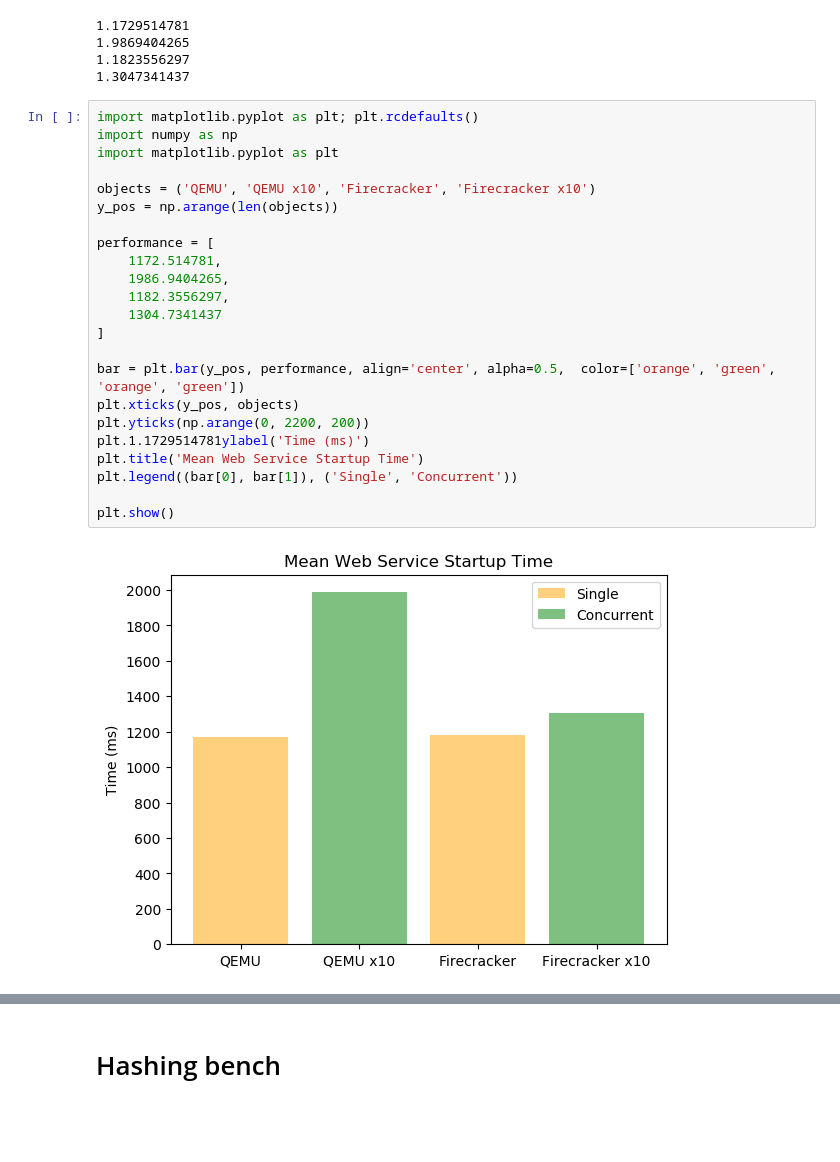
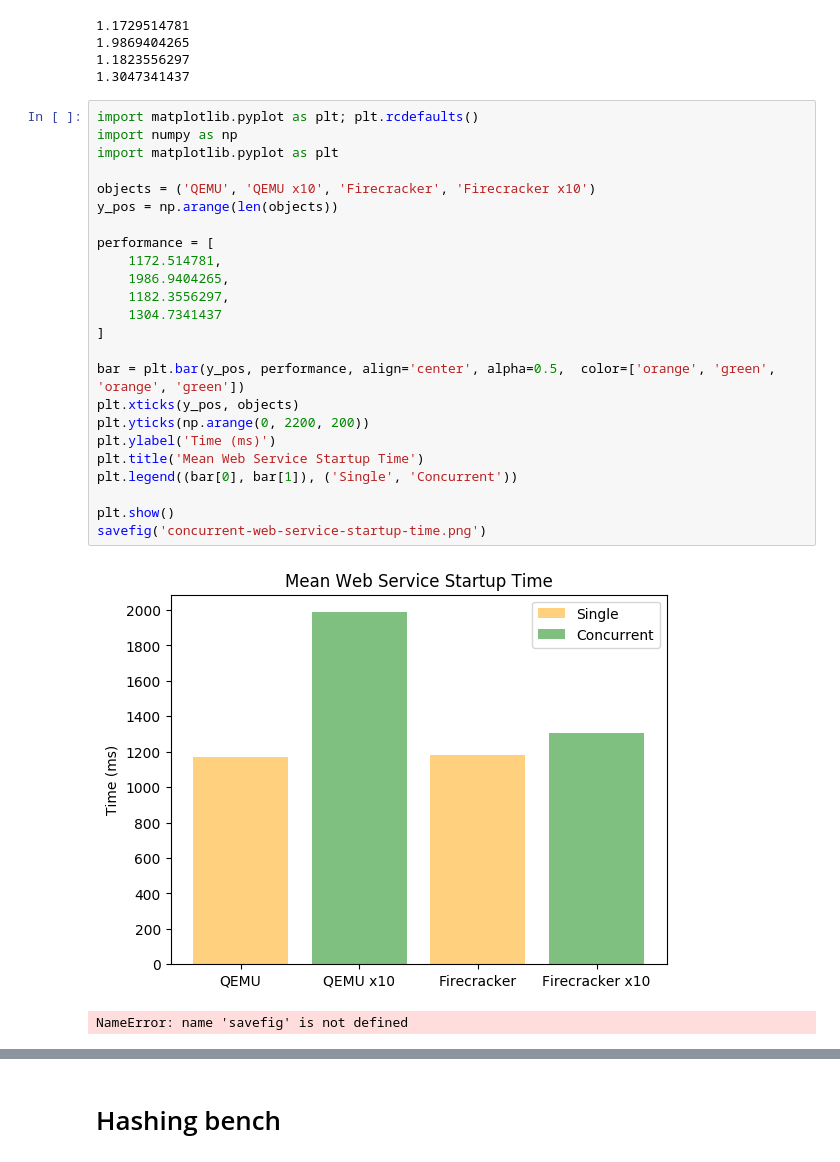
Before and after one commit to dreadl0ck/microbench, a Jupyter notebook: plots/plots.ipynb, the cells around one changed output, grey strips where cells are left out. Cells and saved outputs as stored; diff of their text form; blank space fills up the shorter version.

```diff
--- a/plots/plots.ipynb
+++ b/plots/plots.ipynb
@@ -375,28 +378,30 @@ print(stats.mean(fc_multi))
 # %%
 import matplotlib.pyplot as plt; plt.rcdefaults()
 import numpy as np
 import matplotlib.pyplot as plt
 
 objects = ('QEMU', 'QEMU x10', 'Firecracker', 'Firecracker x10')
 y_pos = np.arange(len(objects))
 
 performance = [
     1172.514781,
     1986.9404265,
     1182.3556297,
     1304.7341437
 ]
 
 bar = plt.bar(y_pos, performance, align='center', alpha=0.5,  color=['orange', 'green', 'orange', 'green'])
 plt.xticks(y_pos, objects)
 plt.yticks(np.arange(0, 2200, 200))
-plt.1.1729514781ylabel('Time (ms)')
+plt.ylabel('Time (ms)')
 plt.title('Mean Web Service Startup Time')
 plt.legend((bar[0], bar[1]), ('Single', 'Concurrent'))
 
 plt.show()
+savefig('concurrent-web-service-startup-time.png')
 # %% [output]
-[figure, old version]
+[figure, new version]
+NameError: name 'savefig' is not defined
 # %%
 import matplotlib.pyplot as plt; plt.rcdefaults()
 import numpy as np
```
Also changed, not shown: parts of 7 cells of this notebook, 6 other files.
